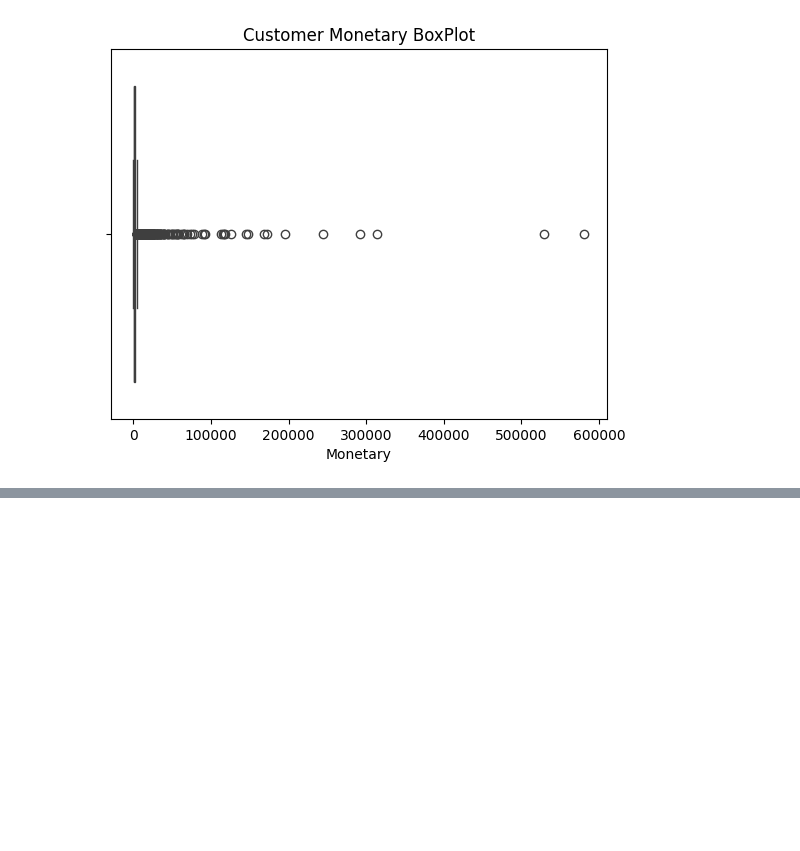
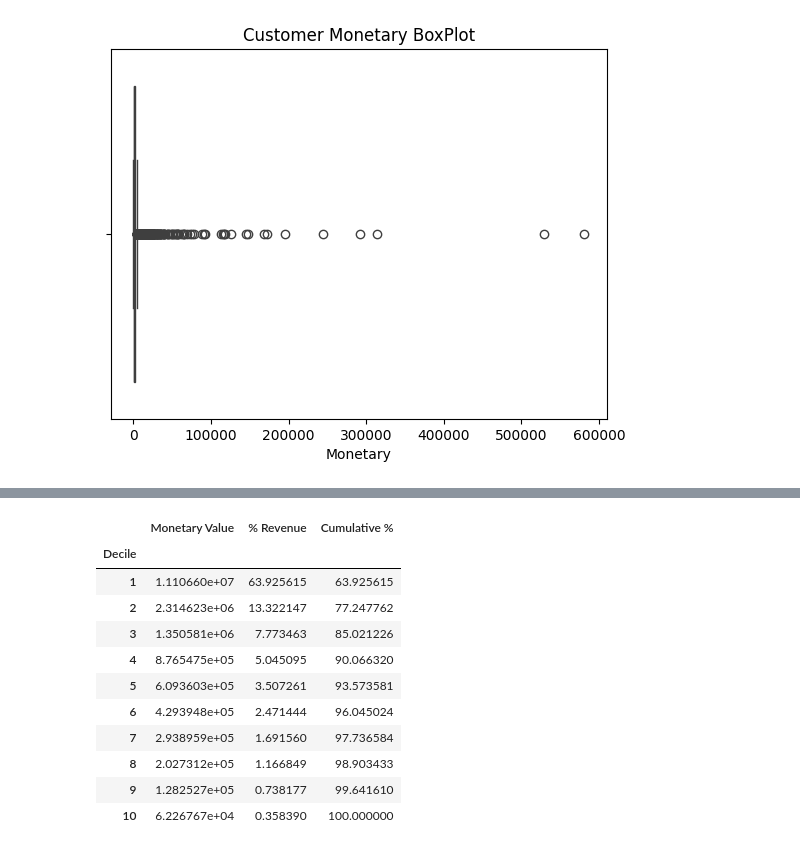
Before and after one commit to AmaKings9/online-retail-customer-analysis, a Jupyter notebook: notebooks/03_eda.ipynb, the cells around one changed output, grey strips where cells are left out. Cells and saved outputs as stored; diff of their text form; code cells hidden in the pictures; blank space fills up the shorter version.

Commit message:
Customer concentration data pre-process

```diff
--- a/notebooks/03_eda.ipynb
+++ b/notebooks/03_eda.ipynb
@@ -391,0 +394,7 @@ This heterogeneity in Monetary customer behavior reinforces the need for custome
+# %%
+df_pareto_monetary = pd.DataFrame()
+df_pareto_monetary['Monetary Value'] = df_rfm_metrics['Monetary'].copy().sort_values(ascending=False)
+
+print(f"Customer count for each decile: {pd.qcut(df_pareto_monetary['Monetary Value'], q=10, labels=False).value_counts()}")
+df_pareto_monetary['Decile'] = 11 - (pd.qcut(df_pareto_monetary['Monetary Value'], q=10, labels=False) + 1)
+df_pareto_monetary
@@ -391,0 +428,3 @@ This heterogeneity in Monetary customer behavior reinforces the need for custome
+# %%
+pareto_monetary_summary = df_pareto_monetary.groupby('Decile').agg({'Monetary Value': 'sum'})
+pareto_monetary_summary
@@ -391,0 +444,17 @@ This heterogeneity in Monetary customer behavior reinforces the need for custome
+# %%
+pareto_monetary_summary['% Revenue'] = (pareto_monetary_summary['Monetary Value'] / pareto_monetary_summary['Monetary Value'].sum() ) * 100
+pareto_monetary_summary['Cumulative %'] = pareto_monetary_summary['% Revenue'].cumsum()
+pareto_monetary_summary
+# %% [output]
+|  | Monetary Value | % Revenue | Cumulative % |
+| Decile |  |  |  |
+| 1 | 1.110660e+07 | 63.925615 | 63.925615 |
+| 2 | 2.314623e+06 | 13.322147 | 77.247762 |
+| 3 | 1.350581e+06 | 7.773463 | 85.021226 |
+| 4 | 8.765475e+05 | 5.045095 | 90.066320 |
+| 5 | 6.093603e+05 | 3.507261 | 93.573581 |
+| 6 | 4.293948e+05 | 2.471444 | 96.045024 |
+| 7 | 2.938959e+05 | 1.691560 | 97.736584 |
+| 8 | 2.027312e+05 | 1.166849 | 98.903433 |
+| 9 | 1.282527e+05 | 0.738177 | 99.641610 |
+| 10 | 6.226767e+04 | 0.358390 | 100.000000 |
```
Also changed, not shown: parts of 4 cells of this notebook.
